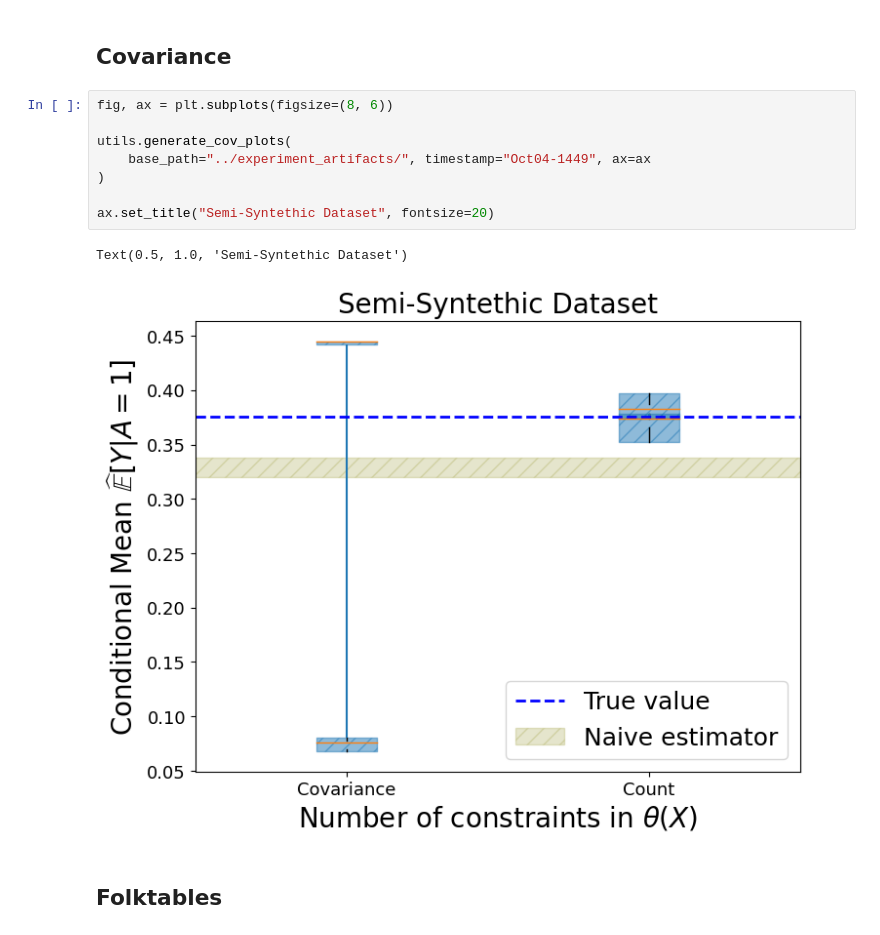
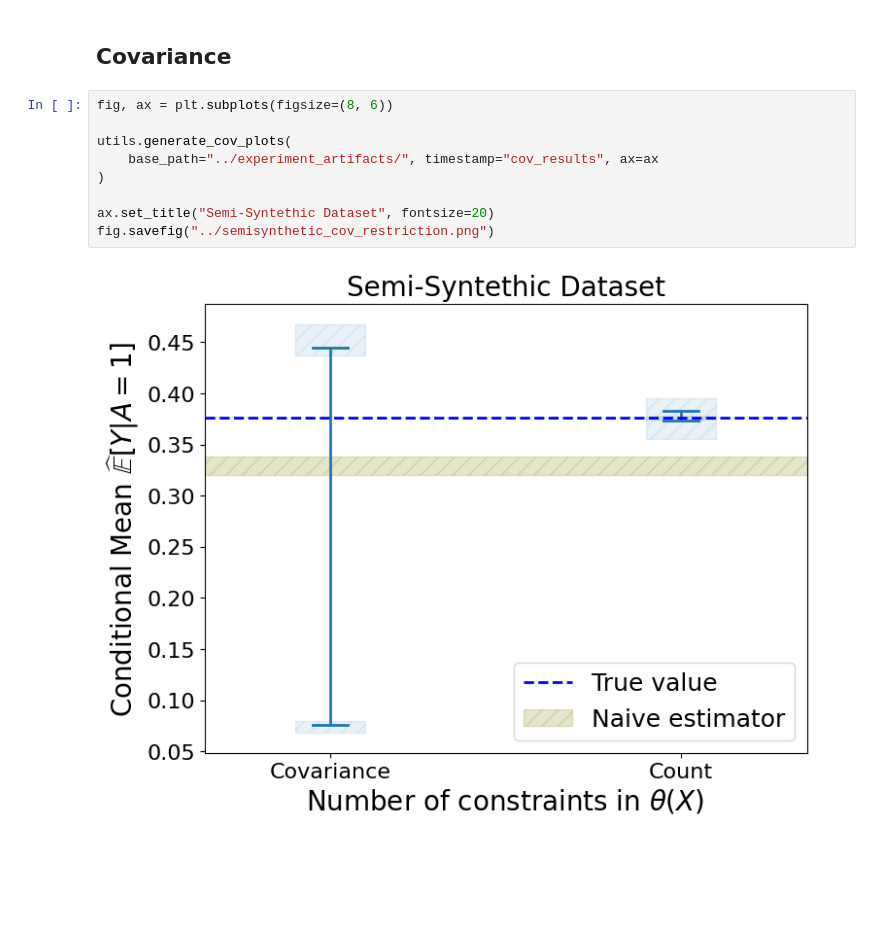
Before and after one commit to secg5/inference_contrained_distribution_shift, a Jupyter notebook: plotting/paper_plots.ipynb, the cells around one changed output. Cells and saved outputs as stored; diff of their text form; blank space fills up the shorter version.

```diff
--- a/plotting/paper_plots.ipynb
+++ b/plotting/paper_plots.ipynb
@@ -111,13 +100,11 @@ Text(0.5, 1.05, 'Semi-Syntethic Dataset')
 # %%
 fig, ax = plt.subplots(figsize=(8, 6))
 
 utils.generate_cov_plots(
-    base_path="../experiment_artifacts/", timestamp="Oct04-1449", ax=ax
+    base_path="../experiment_artifacts/", timestamp="cov_results", ax=ax
 )
 
 ax.set_title("Semi-Syntethic Dataset", fontsize=20)
+fig.savefig("../semisynthetic_cov_restriction.png")
 # %% [output]
-Text(0.5, 1.0, 'Semi-Syntethic Dataset')
-[figure, old version]
+[figure, new version]
-# %% [markdown]
-## Folktables
```
Also changed, not shown: parts of 34 cells of this notebook, 1 other file.
